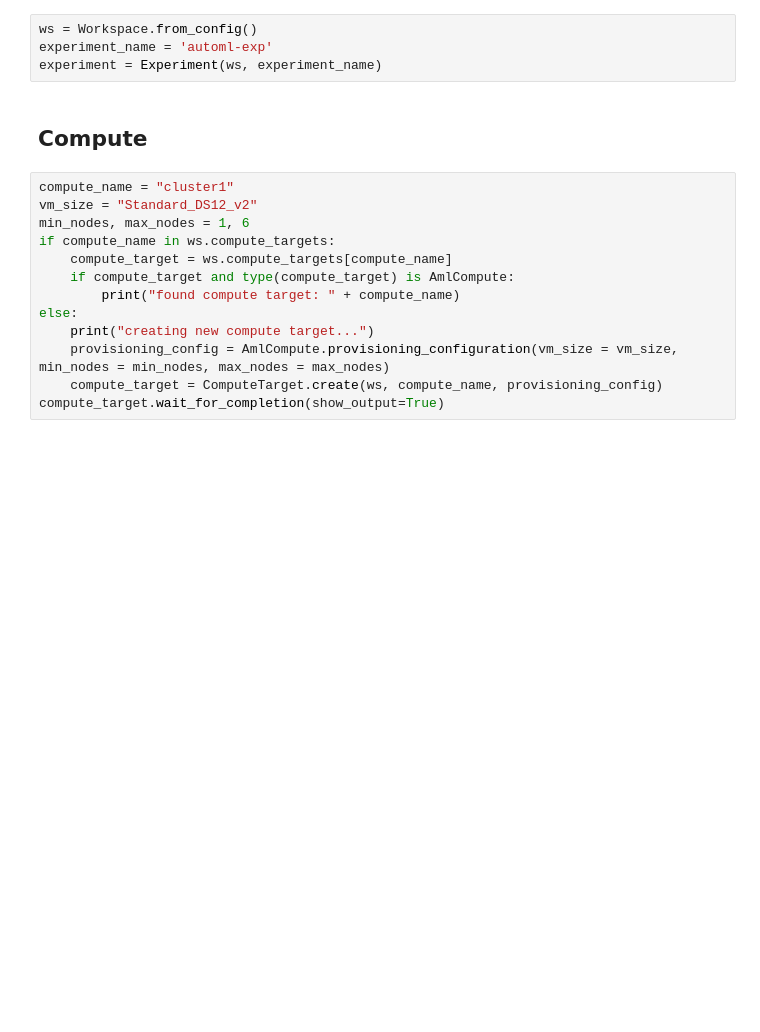
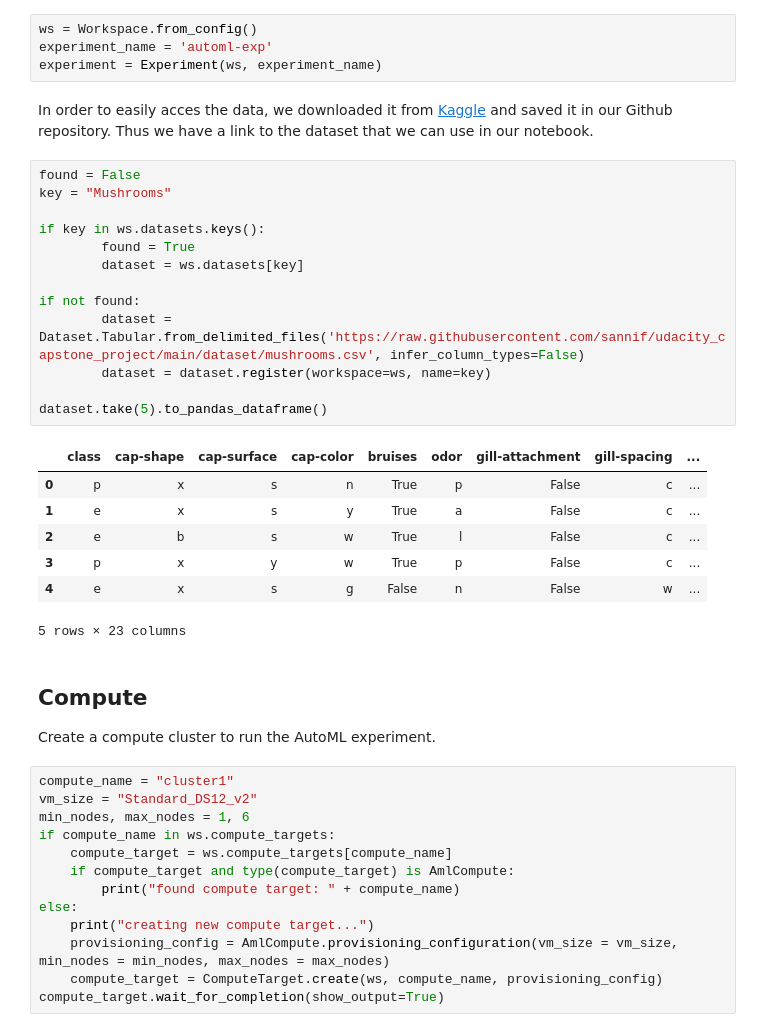
Before and after one commit to sannif/udacity_capstone_project, a Jupyter notebook: automl.ipynb, the cells around one changed output. Cells and saved outputs as stored; diff of their text form; blank space fills up the shorter version.

```diff
--- a/automl.ipynb
+++ b/automl.ipynb
@@ -33,8 +25,32 @@ TODO: Get data. In the cell below, write code to access the data you will be usi
 ws = Workspace.from_config()
 experiment_name = 'automl-exp'
 experiment = Experiment(ws, experiment_name)
-# %% [markdown]
-## Compute
+# %% [markdown]
+In order to easily acces the data, we downloaded it from [Kaggle](https://www.kaggle.com/uciml/mushroom-classification) and saved it in our Github repository. Thus we have a link to the dataset that we can use in our notebook.
+# %%
+found = False
+key = "Mushrooms"
+
+if key in ws.datasets.keys():
+        found = True
+        dataset = ws.datasets[key]
+
+if not found:
+        dataset = Dataset.Tabular.from_delimited_files('https://raw.githubusercontent.com/sannif/udacity_capstone_project/main/dataset/mushrooms.csv', infer_column_types=False)
+        dataset = dataset.register(workspace=ws, name=key)
+
+dataset.take(5).to_pandas_dataframe()
+# %% [output]
+|  | class | cap-shape | cap-surface | cap-color | bruises | odor | gill-attachment | gill-spacing | ... |
+| 0 | p | x | s | n | True | p | False | c | ... |
+| 1 | e | x | s | y | True | a | False | c | ... |
+| 2 | e | b | s | w | True | l | False | c | ... |
+| 3 | p | x | y | w | True | p | False | c | ... |
+| 4 | e | x | s | g | False | n | False | w | ... |
+5 rows × 23 columns
+# %% [markdown]
+## Compute
+Create a compute cluster to run the AutoML experiment.
 # %%
 compute_name = "cluster1"
 vm_size = "Standard_DS12_v2"
```
Also changed, not shown: parts of 31 cells of this notebook, 5 other files.
